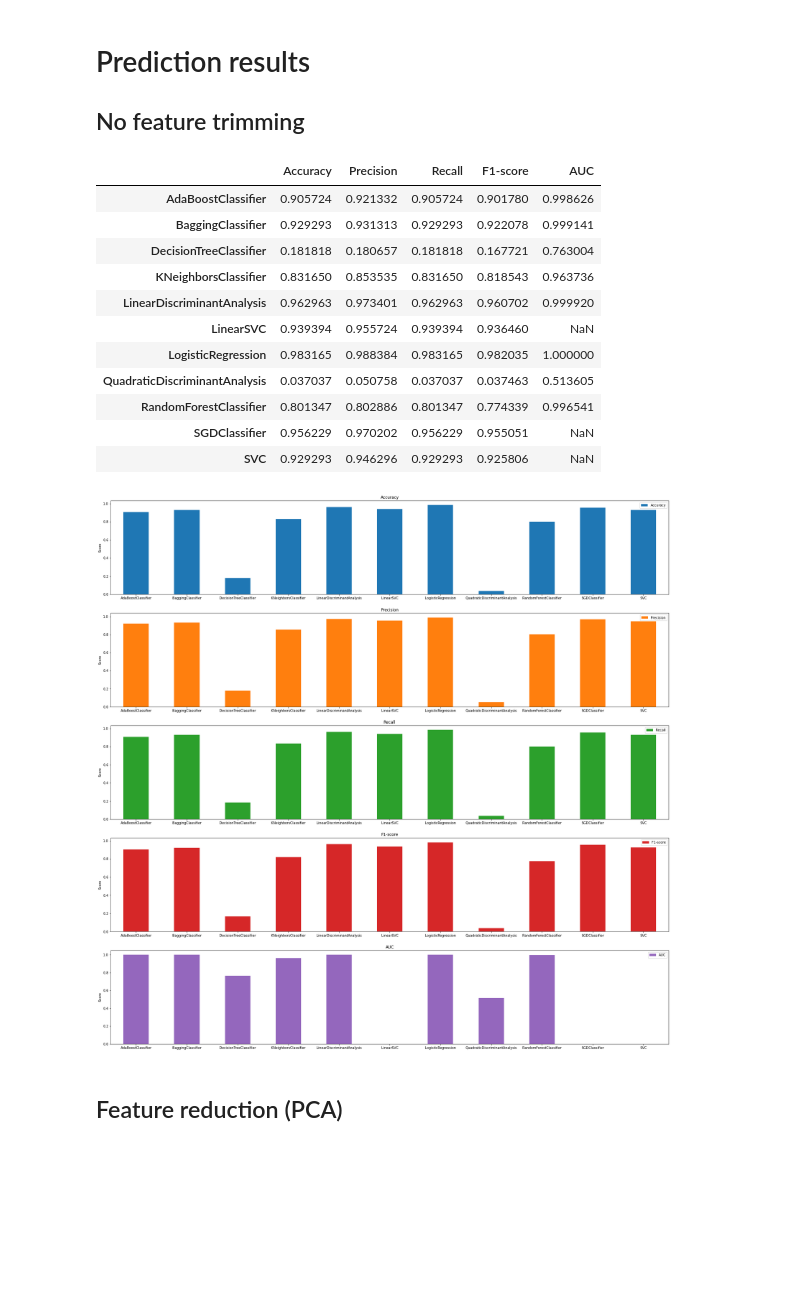
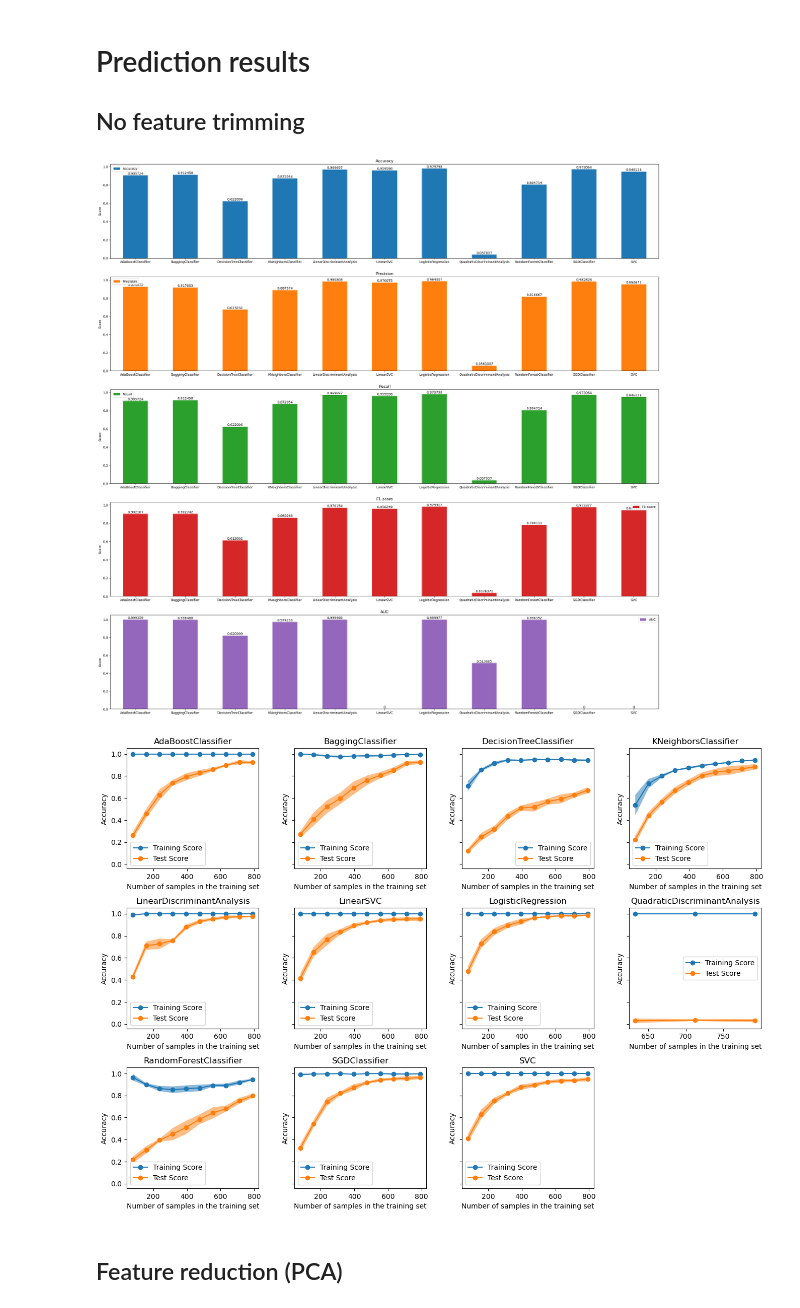
Before and after one commit to chaimae2000/Project-IFT712, a Jupyter notebook: project.ipynb, the cells around one changed output. Cells and saved outputs as stored; diff of their text form; code cells hidden in the pictures; blank space fills up the shorter version.

Commit message:
added learning curve

```diff
--- a/project.ipynb
+++ b/project.ipynb
@@ -78,6 +74,7 @@ classifierList = [
             "option": "GridSearch",
             "config": {
                 "param_grid": {
+                    "clf__criterion": ["gini", "entropy"],
                     "clf__min_samples_leaf": list(range(1, 6)),
                     "clf__min_samples_split": list(range(2, 12, 2)),
                     "clf__max_depth": list(range(1, 11)),
@@ -300,23 +297,12 @@ SVC, GridSearchCV best score = 0.9495360233552288
 # %% [markdown]
 # Prediction results
 ## No feature trimming
-# %%
-hR = handleResult()
-hR.predictionResult(dfTest, clf)
-hR.plotBarChart()
-# %% [output]
-|  | Accuracy | Precision | Recall | F1-score | AUC |
-| AdaBoostClassifier | 0.905724 | 0.921332 | 0.905724 | 0.901780 | 0.998626 |
-| BaggingClassifier | 0.929293 | 0.931313 | 0.929293 | 0.922078 | 0.999141 |
-| DecisionTreeClassifier | 0.181818 | 0.180657 | 0.181818 | 0.167721 | 0.763004 |
-| KNeighborsClassifier | 0.831650 | 0.853535 | 0.831650 | 0.818543 | 0.963736 |
-| LinearDiscriminantAnalysis | 0.962963 | 0.973401 | 0.962963 | 0.960702 | 0.999920 |
-| LinearSVC | 0.939394 | 0.955724 | 0.939394 | 0.936460 | NaN |
-| LogisticRegression | 0.983165 | 0.988384 | 0.983165 | 0.982035 | 1.000000 |
-| QuadraticDiscriminantAnalysis | 0.037037 | 0.050758 | 0.037037 | 0.037463 | 0.513605 |
-| RandomForestClassifier | 0.801347 | 0.802886 | 0.801347 | 0.774339 | 0.996541 |
-| SGDClassifier | 0.956229 | 0.970202 | 0.956229 | 0.955051 | NaN |
-| SVC | 0.929293 | 0.946296 | 0.929293 | 0.925806 | NaN |
-[figure, removed]
+# %%
+hM = handleMetrics()
+hM.plotBarChart(dfTest, clf)
+hM.plotLearningCurve(df, clf)
+# %% [output]
+[figure, added]
+[figure, added]
 # %% [markdown]
 ## Feature reduction (PCA)
```
Also changed, not shown: parts of 10 cells of this notebook, 4 other files.
